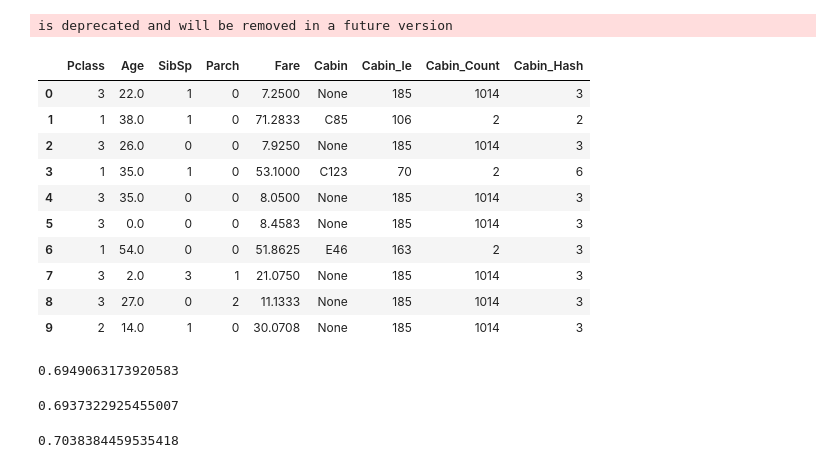
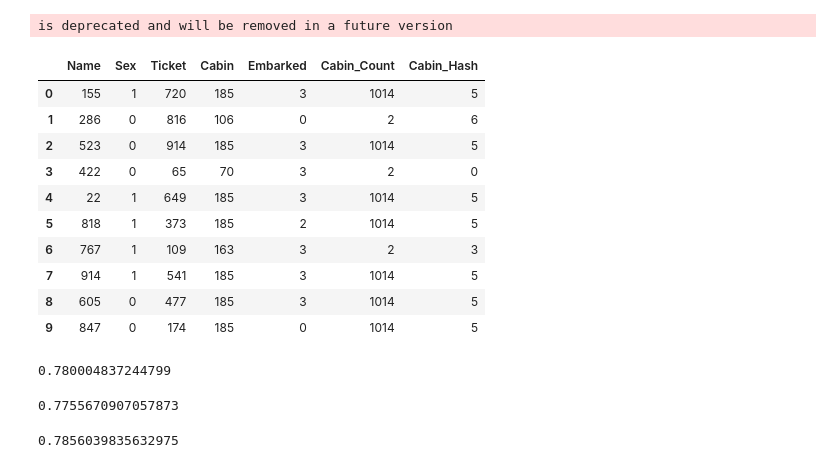
Before and after one commit to tlyu0419/100Day-ML-Marathon, a Jupyter notebook: Day_024_HW.ipynb, the cells around one changed output. Saved outputs shown, nothing was run; the diff lists cells and outputs as text; code cells hidden in the pictures.

```diff
--- a/Day_024_HW.ipynb
+++ b/Day_024_HW.ipynb
@@ -127,10 +105,0 @@ df_le.head()
-# %%
-# 'Ticket'特徵雜湊 + 邏輯斯迴歸
-df_le = pd.DataFrame()
-for i in df.select_dtypes(include=['object']).columns:
-    df_le[i] = LabelEncoder().fit_transform(df[i])
-df_le['Ticket_Hash'] = df['Ticket'].map(lambda x:hash(x) % 10)
-train_X = df_le[:train_num]
-estimator = LogisticRegression()
-print(cross_val_score(estimator, train_X, train_Y, cv=5).mean())
-df_le.head()
@@ -145,11 +105,0 @@ df_le.head()
-# %%
-# 'Ticket'計數編碼 + 'Ticket'特徵雜湊 + 邏輯斯迴歸
-df_le = pd.DataFrame()
-for i in df.select_dtypes(include=['object']).columns:
-    df_le[i] = LabelEncoder().fit_transform(df[i])
-df_le['Ticket_Hash'] = df['Ticket'].map(lambda x:hash(x) % 10)
-df_le['Ticket_Count'] = df['Ticket_Count']
-train_X = df_le[:train_num]
-estimator = LogisticRegression()
-print(cross_val_score(estimator, train_X, train_Y, cv=5).mean())
-df_le.head()
@@ -221,0 +153,4 @@ df2.head()
+# %%
+df = df.select_dtypes('object')
+df = df.fillna('None')
+train_num = train_Y.shape[0]
@@ -222,48 +170,48 @@ df2.head()
 # %%
 # 計數編碼
-count_df = df2.groupby(['Cabin'])['Cabin'].agg({'Cabin_Count':'size'}).reset_index()
-df2 = df2.merge(count_df, how='left', on = 'Cabin')
+count_df = df_le.groupby(['Cabin'])['Cabin'].agg({'Cabin_Count':'size'}).reset_index()
+df_le = df_le.merge(count_df, how='left', on = 'Cabin')
+# feature Hashing
+df_le['Cabin_Hash'] = df_le['Cabin'].map(lambda x:hash(x) % 10)
 # %% [output]
 is deprecated and will be removed in a future version
-# %%
-# feature Hashing
-df2['Cabin_Hash'] = df2['Cabin'].map(lambda x:hash(x) % 10)
-df2.head(10)
-# %% [output]
-|  | Pclass | Age | SibSp | Parch | Fare | Cabin | Cabin_le | Cabin_Count | Cabin_Hash |
-| 0 | 3 | 22.0 | 1 | 0 | 7.2500 | None | 185 | 1014 | 3 |
-| 1 | 1 | 38.0 | 1 | 0 | 71.2833 | C85 | 106 | 2 | 2 |
-| 2 | 3 | 26.0 | 0 | 0 | 7.9250 | None | 185 | 1014 | 3 |
-| 3 | 1 | 35.0 | 1 | 0 | 53.1000 | C123 | 70 | 2 | 6 |
-| 4 | 3 | 35.0 | 0 | 0 | 8.0500 | None | 185 | 1014 | 3 |
-| 5 | 3 | 0.0 | 0 | 0 | 8.4583 | None | 185 | 1014 | 3 |
-| 6 | 1 | 54.0 | 0 | 0 | 51.8625 | E46 | 163 | 2 | 3 |
-| 7 | 3 | 2.0 | 3 | 1 | 21.0750 | None | 185 | 1014 | 3 |
-| 8 | 3 | 27.0 | 0 | 2 | 11.1333 | None | 185 | 1014 | 3 |
-| 9 | 2 | 14.0 | 1 | 0 | 30.0708 | None | 185 | 1014 | 3 |
+# %%
+df_le.head(10)
+# %% [output]
+|  | Name | Sex | Ticket | Cabin | Embarked | Cabin_Count | Cabin_Hash |
+| 0 | 155 | 1 | 720 | 185 | 3 | 1014 | 5 |
+| 1 | 286 | 0 | 816 | 106 | 0 | 2 | 6 |
+| 2 | 523 | 0 | 914 | 185 | 3 | 1014 | 5 |
+| 3 | 422 | 0 | 65 | 70 | 3 | 2 | 0 |
+| 4 | 22 | 1 | 649 | 185 | 3 | 1014 | 5 |
+| 5 | 818 | 1 | 373 | 185 | 2 | 1014 | 5 |
+| 6 | 767 | 1 | 109 | 163 | 3 | 2 | 3 |
+| 7 | 914 | 1 | 541 | 185 | 3 | 1014 | 5 |
+| 8 | 605 | 0 | 477 | 185 | 3 | 1014 | 5 |
+| 9 | 847 | 0 | 174 | 185 | 0 | 1014 | 5 |
 # %%
 # Label + Logistic
-df_le = df2.drop(['Cabin','Cabin_Count','Cabin_Hash'],axis=1)
-train_X = df_le[:train_num]
+df_le2 = df_le.drop(['Cabin_Count','Cabin_Hash'],axis=1)
+train_X = df_le2[:train_num]
 estimator = LogisticRegression()
 print(cross_val_score(estimator, train_X, train_Y, cv = 5).mean())
 # %% [output]
-0.6949063173920583
+0.780004837244799
 # %%
 # count + Logistic
-df_count = df2.drop(['Cabin','Cabin_le','Cabin_Hash'],axis=1)
+df_count = df_le.drop(['Cabin','Cabin_Hash'], axis=1)
 train_X = df_count[:train_num]
 estimator = LogisticRegression()
 print(cross_val_score(estimator, train_X, train_Y, cv = 5).mean())
 # %% [output]
-0.6937322925455007
+0.7755670907057873
 # %%
 # hash + Logistic
-df_ha = df2.drop(['Cabin','Cabin_le','Cabin_Count'],axis=1)
+df_ha = df_le.drop(['Cabin','Cabin_Count'],axis=1)
 train_X = df_ha[:train_num]
 estimator = LogisticRegression()
 print(cross_val_score(estimator, train_X, train_Y, cv = 5).mean())
 # %% [output]
-0.7038384459535418
+0.7856039835632975
 # %%
 # Label + Gradient
```
Also changed, not shown: parts of 20 cells of this notebook.
